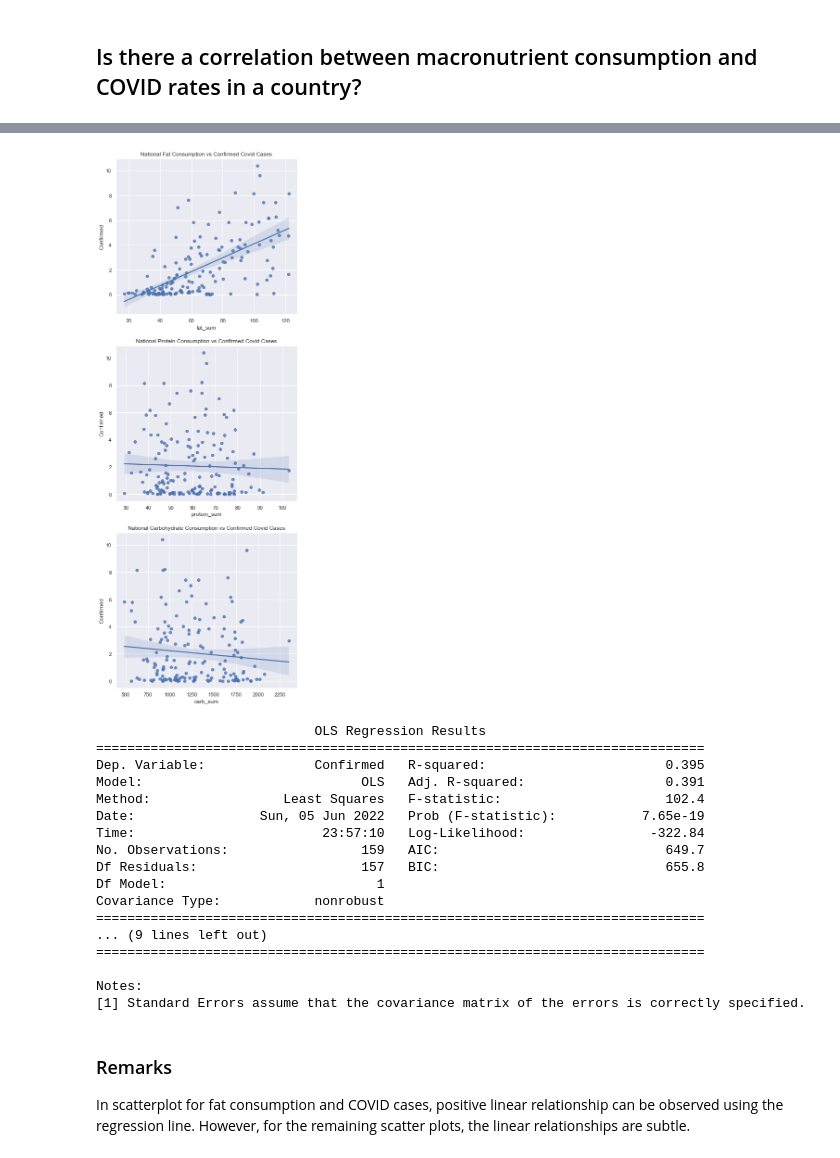
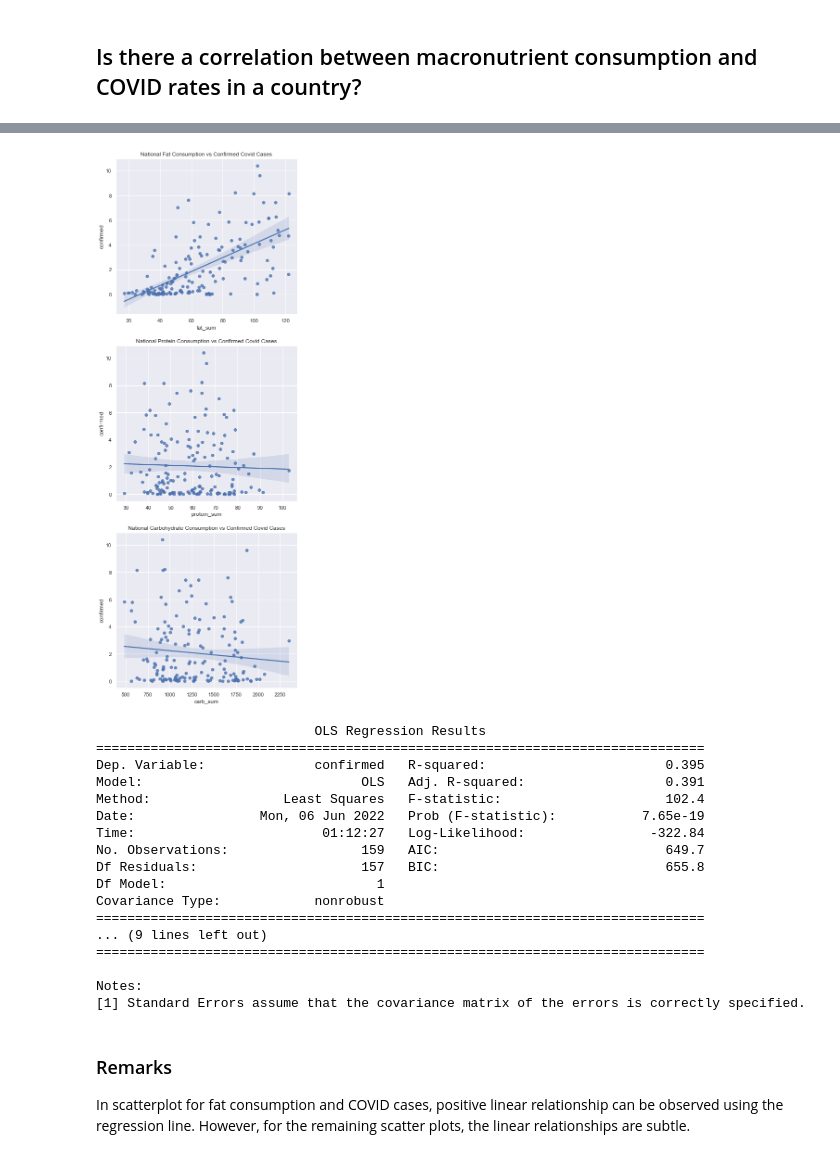
Before and after one commit to chwheo/cogs108-final-project, a Jupyter notebook: FinalProjectGroup061Sp22.ipynb, the cells around one changed output, grey strips where cells are left out. Cells and saved outputs as stored; diff of their text form; code cells hidden in the pictures.

```diff
--- a/FinalProjectGroup061Sp22.ipynb
+++ b/FinalProjectGroup061Sp22.ipynb
@@ -89,5 +89,10 @@ import glob
 __Get the add the Confirmed,Deaths,Recovered,Active,Population to the dataframe; those are directly extracted from the dataframe that records the precentages. Due to the time dependence of active COVID cases, it will be excluded from analysis. Beside the population, the unit for the other 3 quantitative columns are in percentages.__
 # %%
 df_covid = pd.read_csv('Food_Supply_Quantity_kg_Data.csv',usecols=['Country','Confirmed','Deaths','Recovered','Population'])
+df_covid=df_covid.rename(columns={'Country':'country',
+                         'Confirmed':'confirmed',
+                         'Deaths':'deaths',
+                         'Recovered':'recovered',
+                         'Population':'population'})
 df_covid.head(6)
 # %% [output]
@@ -318,7 +323,7 @@ carb_sum.head(3)
 dtype: float64
 # %%
 # create macronutrients summary dataframe
-df_macro = pd.DataFrame({'Country': country_names,
+df_macro = pd.DataFrame({'country': country_names,
                           'fat_sum': fat_sum,
                           'protein_sum': protein_sum,
                           'carb_sum':carb_sum})
@@ -450,9 +455,9 @@ In the visualizations of the global distribution of covid confirmed, deaths, and
 Below, we performed log transformations of COVID distributions.
 # %%
 # perform log transformations of COVID Distributions
-df_covid['Confirmed_log'] = np.log10(df_covid['Confirmed'])
-df_covid['Deaths_log'] = np.log10(df_covid['Deaths'])
-df_covid['Recovered_log'] = np.log10(df_covid['Recovered'])
+df_covid['confirmed_log'] = np.log10(df_covid['confirmed'])
+df_covid['deaths_log'] = np.log10(df_covid['deaths'])
+df_covid['recovered_log'] = np.log10(df_covid['recovered'])
 # %%
 # replot figures with log transformation included
 sns.set()
@@ -473,6 +478,5 @@ fig.set_figwidth(7)
 ## Is there a correlation between macronutrient consumption and COVID rates in a country? ##
 # %%
 macro_covid_combined_df = pd.merge(df_macro, df_covid)
-macro_covid_combined_df = macro_covid_combined_df.rename(columns = {'Country': 'name'})
 macro_covid_combined_df.head()
 # %% [output]
@@ -485,32 +489,32 @@ macro_covid_combined_df.head()
 # %%
 sns.set()
 fig, axes = plt.subplots(3,1)
-sns.regplot(data = macro_covid_combined_df, x = 'fat_sum', y = 'Confirmed', ax = axes[0])
+sns.regplot(data = macro_covid_combined_df, x = 'fat_sum', y = 'confirmed', ax = axes[0])
 axes[0].set_title('National Fat Consumption vs Confirmed Covid Cases')
-sns.regplot(data = macro_covid_combined_df, x = 'protein_sum', y = 'Confirmed', ax = axes[1])
+sns.regplot(data = macro_covid_combined_df, x = 'protein_sum', y = 'confirmed', ax = axes[1])
 axes[1].set_title('National Protein Consumption vs Confirmed Covid Cases')
-sns.regplot(data = macro_covid_combined_df, x = 'carb_sum', y = 'Confirmed', ax = axes[2])
+sns.regplot(data = macro_covid_combined_df, x = 'carb_sum', y = 'confirmed', ax = axes[2])
 axes[2].set_title('National Carbohydrate Consumption vs Confirmed Covid Cases')
 
 # set subplot size
 fig.set_figheight(21)
 fig.set_figwidth(7)
 # %% [output]
-[figure, old version]
+[figure, new version]
 # %%
 # Linear regression on fat consumption and covid cases
-outcome_fat, predictors_fat = patsy.dmatrices('Confirmed ~ fat_sum', macro_covid_combined_df)
+outcome_fat, predictors_fat = patsy.dmatrices('confirmed ~ fat_sum', macro_covid_combined_df)
 mod_fat = sm.OLS(outcome_fat, predictors_fat)
 res_fat = mod_fat.fit()
 print(res_fat.summary())
 # %% [output]
                             OLS Regression Results
 ==============================================================================
-Dep. Variable:              Confirmed   R-squared:                       0.395
+Dep. Variable:              confirmed   R-squared:                       0.395
 Model:                            OLS   Adj. R-squared:                  0.391
 Method:                 Least Squares   F-statistic:                     102.4
-Date:                Sun, 05 Jun 2022   Prob (F-statistic):           7.65e-19
-Time:                        23:57:10   Log-Likelihood:                -322.84
+Date:                Mon, 06 Jun 2022   Prob (F-statistic):           7.65e-19
+Time:                        01:12:27   Log-Likelihood:                -322.84
 No. Observations:                 159   AIC:                             649.7
 Df Residuals:                     157   BIC:                             655.8
 Df Model:                           1
```
Also changed, not shown: parts of 27 cells of this notebook.
